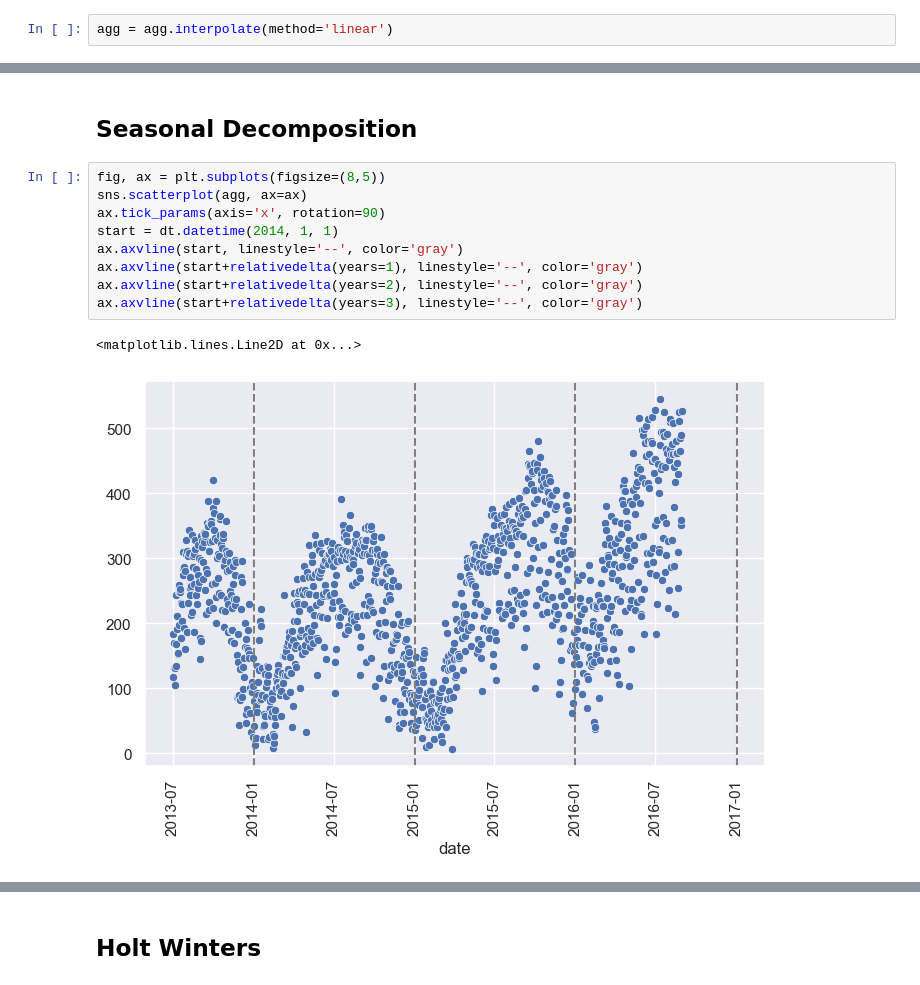
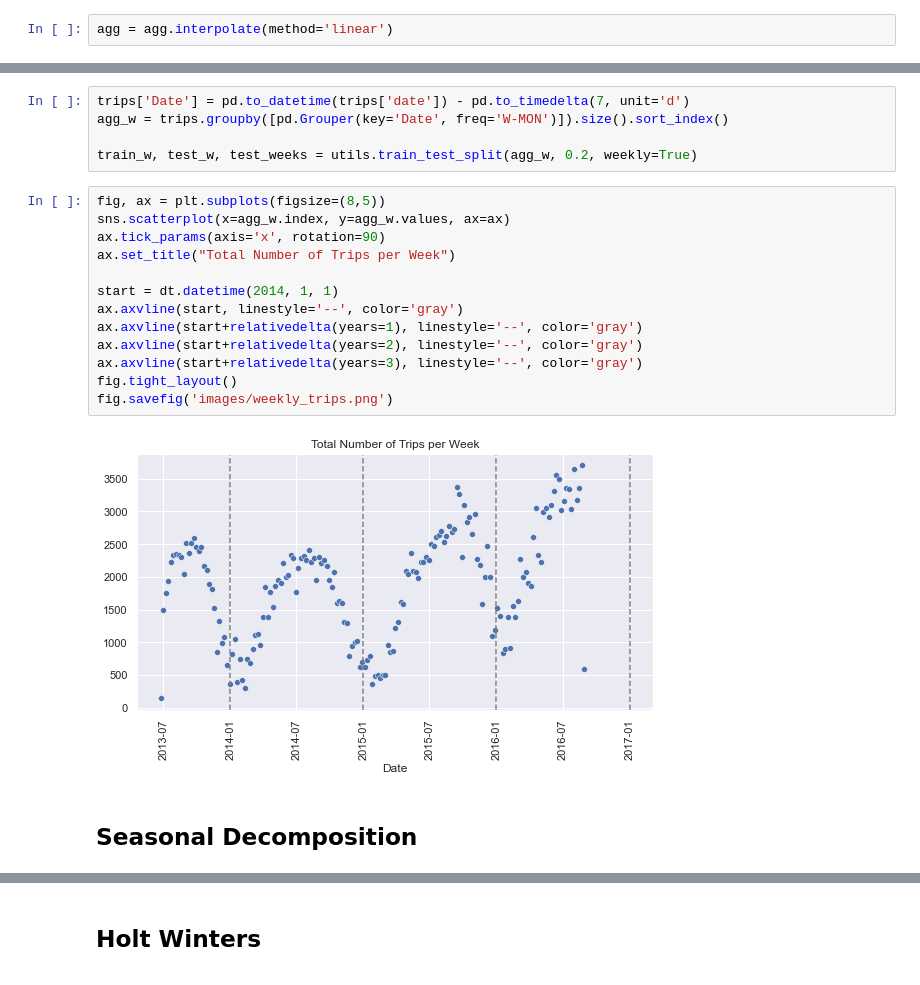
Before and after one commit to scunden/citi-bike, a Jupyter notebook: 2. Citibike usage forecast.ipynb, the cells around one changed output, grey strips where cells are left out. Drawn from its saved outputs; the diff is of its cells as text.

```diff
--- a/2. Citibike usage forecast.ipynb
+++ b/2. Citibike usage forecast.ipynb
@@ -60,14 +85,22 @@ test = agg.iloc[-test_days:]
+# %%
+trips['Date'] = pd.to_datetime(trips['date']) - pd.to_timedelta(7, unit='d')
+agg_w = trips.groupby([pd.Grouper(key='Date', freq='W-MON')]).size().sort_index()
+
+train_w, test_w, test_weeks = utils.train_test_split(agg_w, 0.2, weekly=True)
+# %%
+fig, ax = plt.subplots(figsize=(8,5))
+sns.scatterplot(x=agg_w.index, y=agg_w.values, ax=ax)
+ax.tick_params(axis='x', rotation=90)
+ax.set_title("Total Number of Trips per Week")
+
+start = dt.datetime(2014, 1, 1)
+ax.axvline(start, linestyle='--', color='gray')
+ax.axvline(start+relativedelta(years=1), linestyle='--', color='gray')
+ax.axvline(start+relativedelta(years=2), linestyle='--', color='gray')
+ax.axvline(start+relativedelta(years=3), linestyle='--', color='gray')
+fig.tight_layout()
+fig.savefig('images/weekly_trips.png')
+# %% [output]
+[figure, added]
 # %% [markdown]
 ## Seasonal Decomposition
-# %%
-fig, ax = plt.subplots(figsize=(8,5))
-sns.scatterplot(agg, ax=ax)
-ax.tick_params(axis='x', rotation=90)
-start = dt.datetime(2014, 1, 1)
-ax.axvline(start, linestyle='--', color='gray')
-ax.axvline(start+relativedelta(years=1), linestyle='--', color='gray')
-ax.axvline(start+relativedelta(years=2), linestyle='--', color='gray')
-ax.axvline(start+relativedelta(years=3), linestyle='--', color='gray')
-# %% [output]
-<matplotlib.lines.Line2D at 0x...>
-[figure, removed]
```
Also changed, not shown: parts of 66 cells of this notebook, 15 other files.
